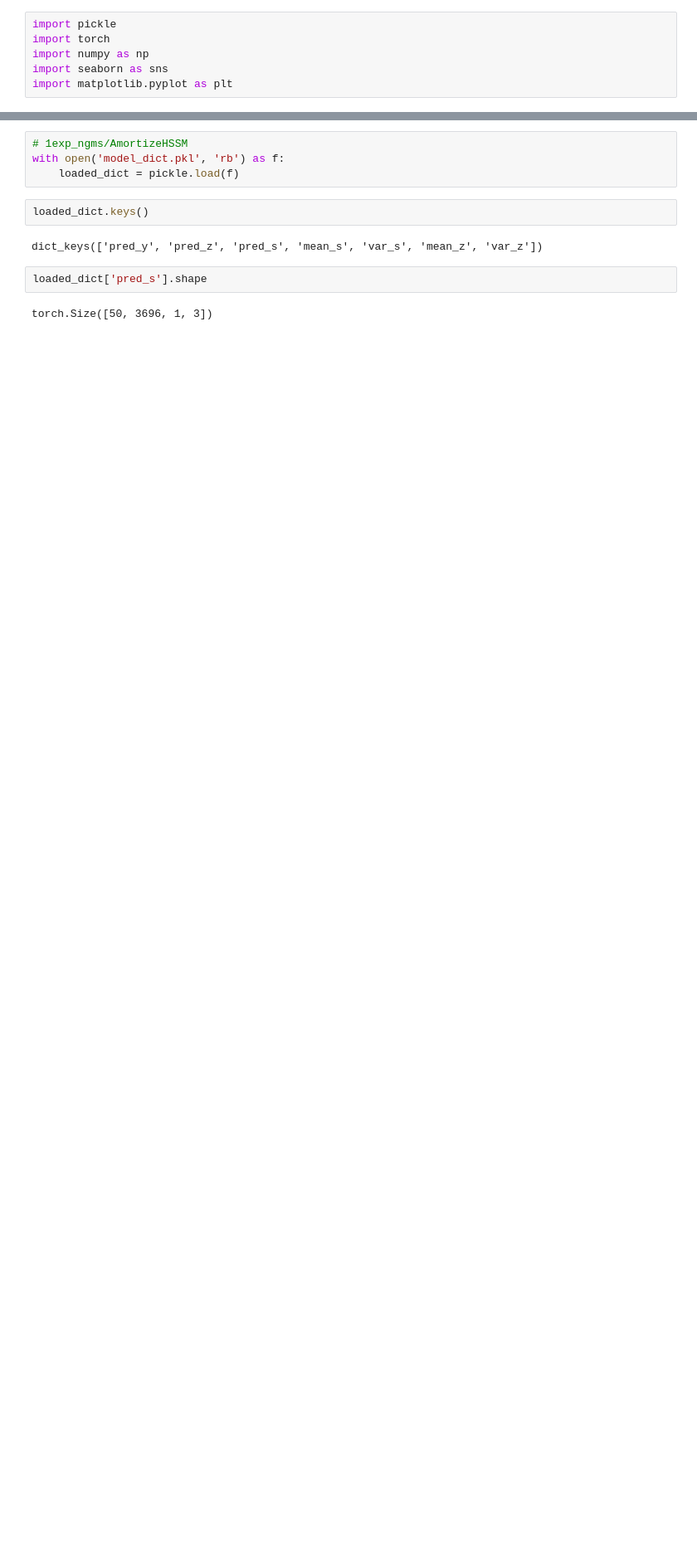
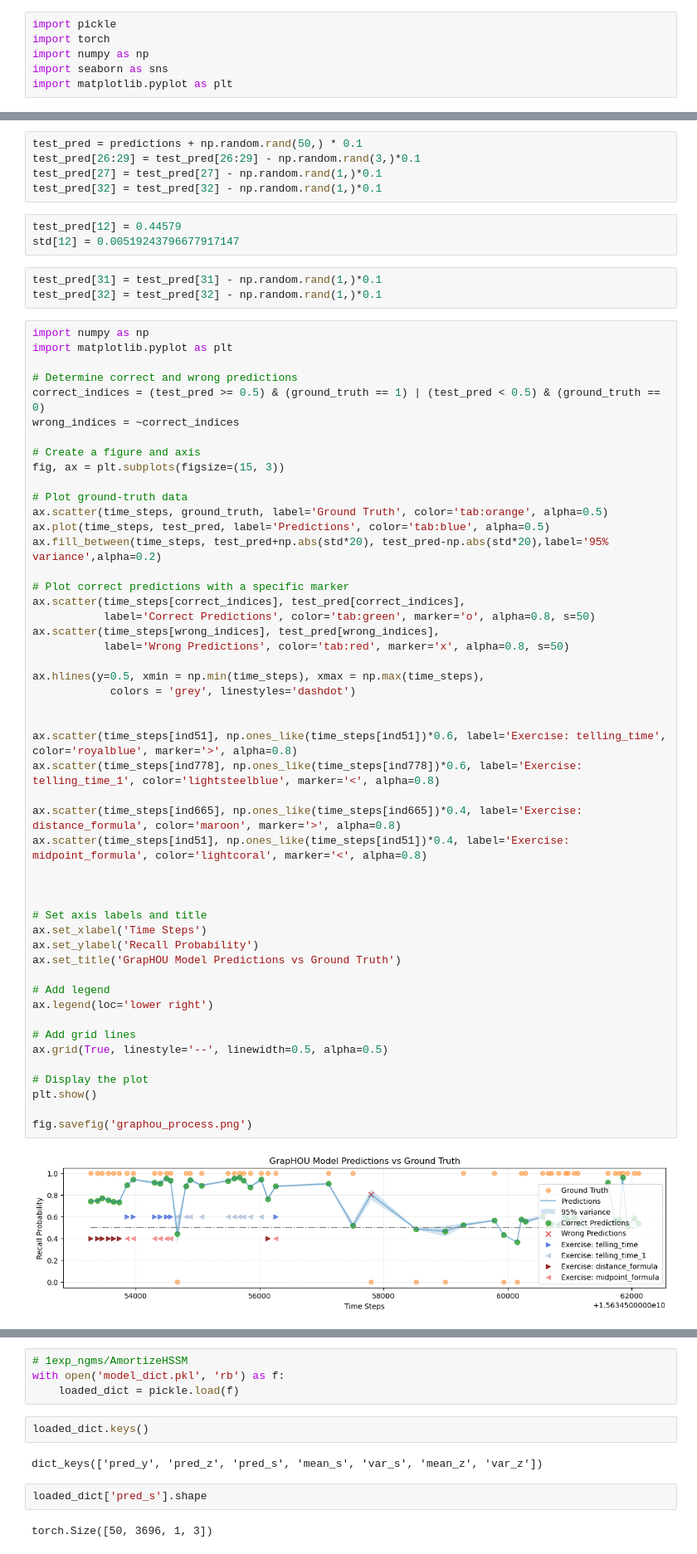
Before and after one commit to mlcolab/psi-kt, a Jupyter notebook: exp/Visualization.ipynb, the cells around one changed output, grey strips where cells are left out. Shown at 83% size. Drawn from its saved outputs; the diff is of its cells as text; blank space fills up the shorter version.

```diff
--- a/exp/Visualization.ipynb
+++ b/exp/Visualization.ipynb
@@ -449,0 +325,62 @@ Text(0, 0.5, 'Accuracy')
+# %%
+test_pred = predictions + np.random.rand(50,) * 0.1
+test_pred[26:29] = test_pred[26:29] - np.random.rand(3,)*0.1
+test_pred[27] = test_pred[27] - np.random.rand(1,)*0.1
+test_pred[32] = test_pred[32] - np.random.rand(1,)*0.1
+# %%
+test_pred[12] = 0.44579
+std[12] = 0.00519243796677917147
+# %%
+test_pred[31] = test_pred[31] - np.random.rand(1,)*0.1
+test_pred[32] = test_pred[32] - np.random.rand(1,)*0.1
+# %%
+import numpy as np
+import matplotlib.pyplot as plt
+
+# Determine correct and wrong predictions
+correct_indices = (test_pred >= 0.5) & (ground_truth == 1) | (test_pred < 0.5) & (ground_truth == 0)
+wrong_indices = ~correct_indices
+
+# Create a figure and axis
+fig, ax = plt.subplots(figsize=(15, 3))
+
+# Plot ground-truth data
+ax.scatter(time_steps, ground_truth, label='Ground Truth', color='tab:orange', alpha=0.5)
+ax.plot(time_steps, test_pred, label='Predictions', color='tab:blue', alpha=0.5)
+ax.fill_between(time_steps, test_pred+np.abs(std*20), test_pred-np.abs(std*20),label='95% variance',alpha=0.2)
+
+# Plot correct predictions with a specific marker
+ax.scatter(time_steps[correct_indices], test_pred[correct_indices],
+           label='Correct Predictions', color='tab:green', marker='o', alpha=0.8, s=50)
+ax.scatter(time_steps[wrong_indices], test_pred[wrong_indices],
+           label='Wrong Predictions', color='tab:red', marker='x', alpha=0.8, s=50)
+
+ax.hlines(y=0.5, xmin = np.min(time_steps), xmax = np.max(time_steps),
+            colors = 'grey', linestyles='dashdot')
+
+
+ax.scatter(time_steps[ind51], np.ones_like(time_steps[ind51])*0.6, label='Exercise: telling_time', color='royalblue', marker='>', alpha=0.8)
+ax.scatter(time_steps[ind778], np.ones_like(time_steps[ind778])*0.6, label='Exercise: telling_time_1', color='lightsteelblue', marker='<', alpha=0.8)
+
+ax.scatter(time_steps[ind665], np.ones_like(time_steps[ind665])*0.4, label='Exercise: distance_formula', color='maroon', marker='>', alpha=0.8)
+ax.scatter(time_steps[ind51], np.ones_like(time_steps[ind51])*0.4, label='Exercise: midpoint_formula', color='lightcoral', marker='<', alpha=0.8)
+
+
+
+# Set axis labels and title
+ax.set_xlabel('Time Steps')
+ax.set_ylabel('Recall Probability')
+ax.set_title('GrapHOU Model Predictions vs Ground Truth')
+
+# Add legend
+ax.legend(loc='lower right')
+
+# Add grid lines
+ax.grid(True, linestyle='--', linewidth=0.5, alpha=0.5)
+
+# Display the plot
+plt.show()
+
+fig.savefig('graphou_process.png')
+# %% [output]
+[figure, added]
```
Also changed, not shown: parts of 26 cells of this notebook, 8 other files.
